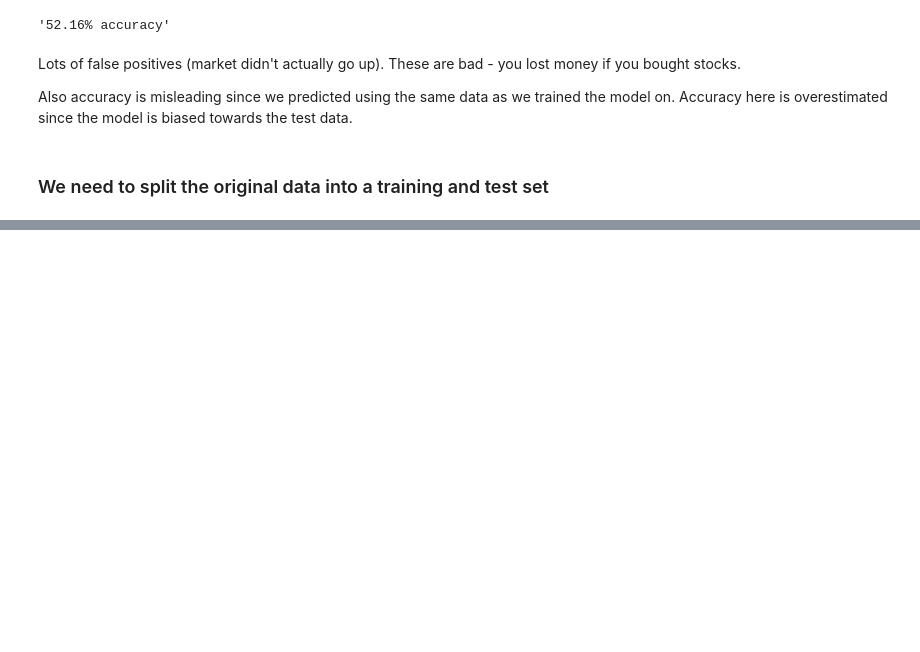
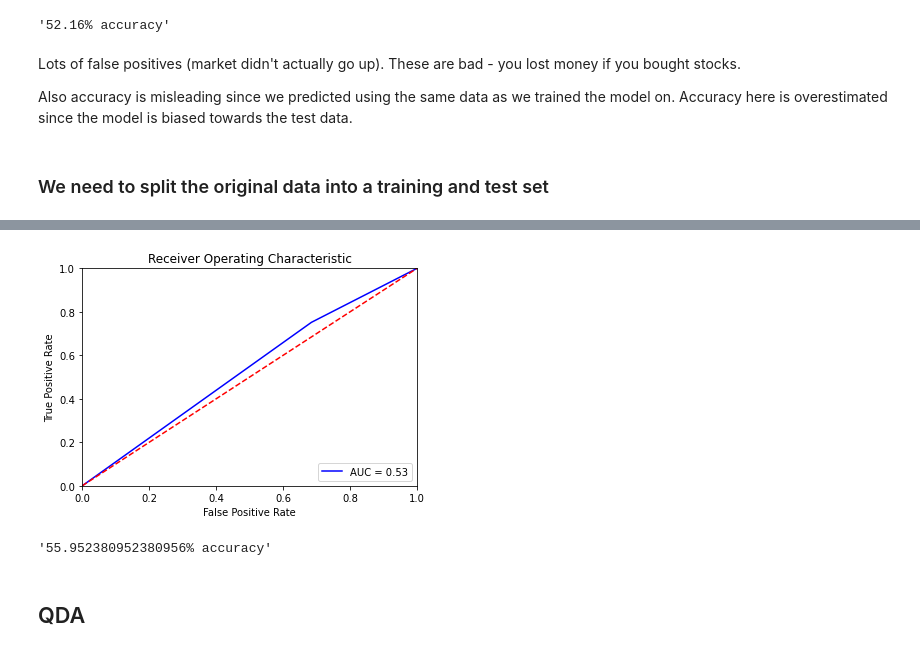
Before and after one commit to zhounapeuw/NAPE_python_tutorials, a Jupyter notebook: ISLR; Chapter 4 Lab; Log Regr LDA QDA KNN.ipynb, the cells around one changed output, grey strips where cells are left out. Drawn from its saved outputs; the diff is of its cells as text; code cells hidden in the pictures; blank space fills up the shorter version.

```diff
--- a/ISLR; Chapter 4 Lab; Log Regr LDA QDA KNN.ipynb
+++ b/ISLR; Chapter 4 Lab; Log Regr LDA QDA KNN.ipynb
@@ -214,0 +326,11 @@ Also accuracy is misleading since we predicted using the same data as we trained
+# %%
+plot_ROC(y_test_2005, lda_dict['ypred_test'])
+# %% [output]
+[figure, added]
+# %%
+logit_accuracy = ( cm[0,0]+cm[1,1] ) / X_test.shape[0]
+'{}% accuracy'.format(logit_accuracy * 100)
+# %% [output]
+'55.952380952380956% accuracy'
+# %% [markdown]
+## QDA
```
Also changed, not shown: parts of 41 cells of this notebook.
